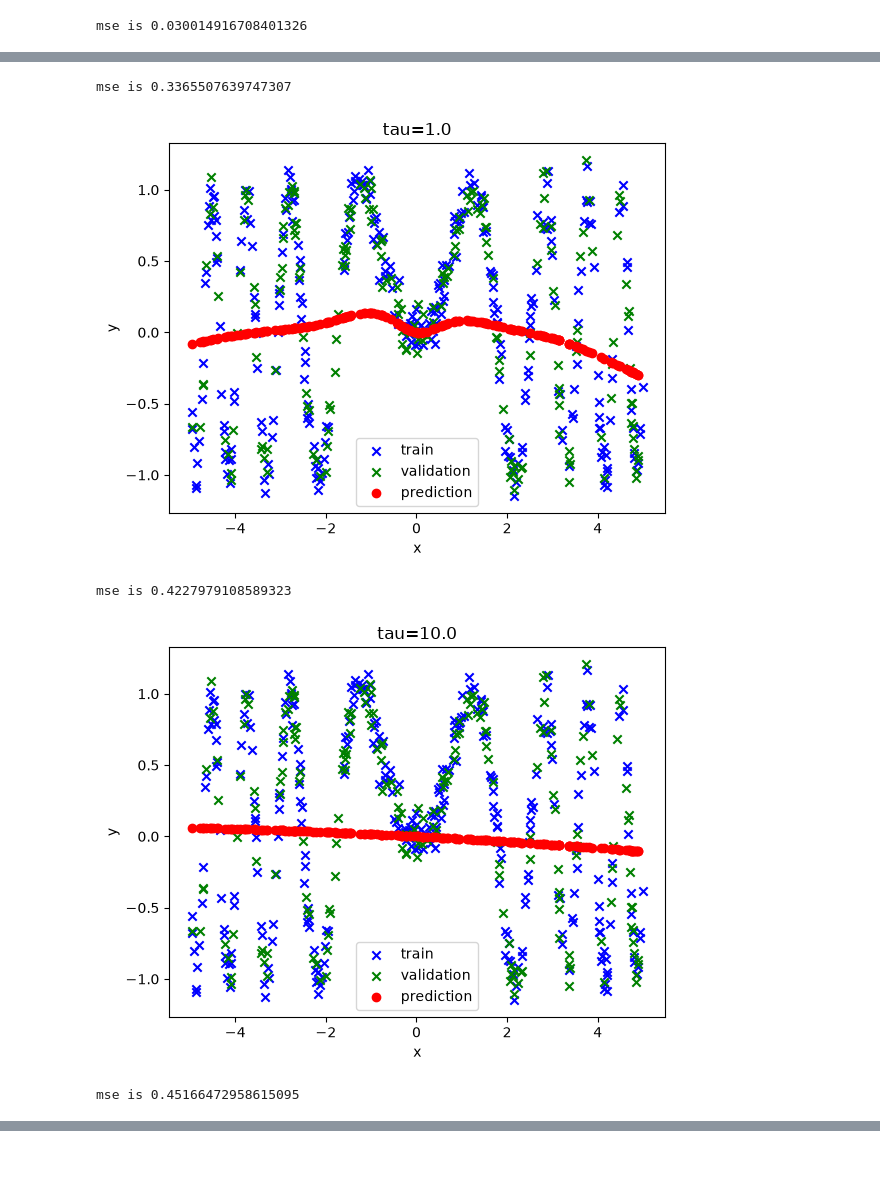
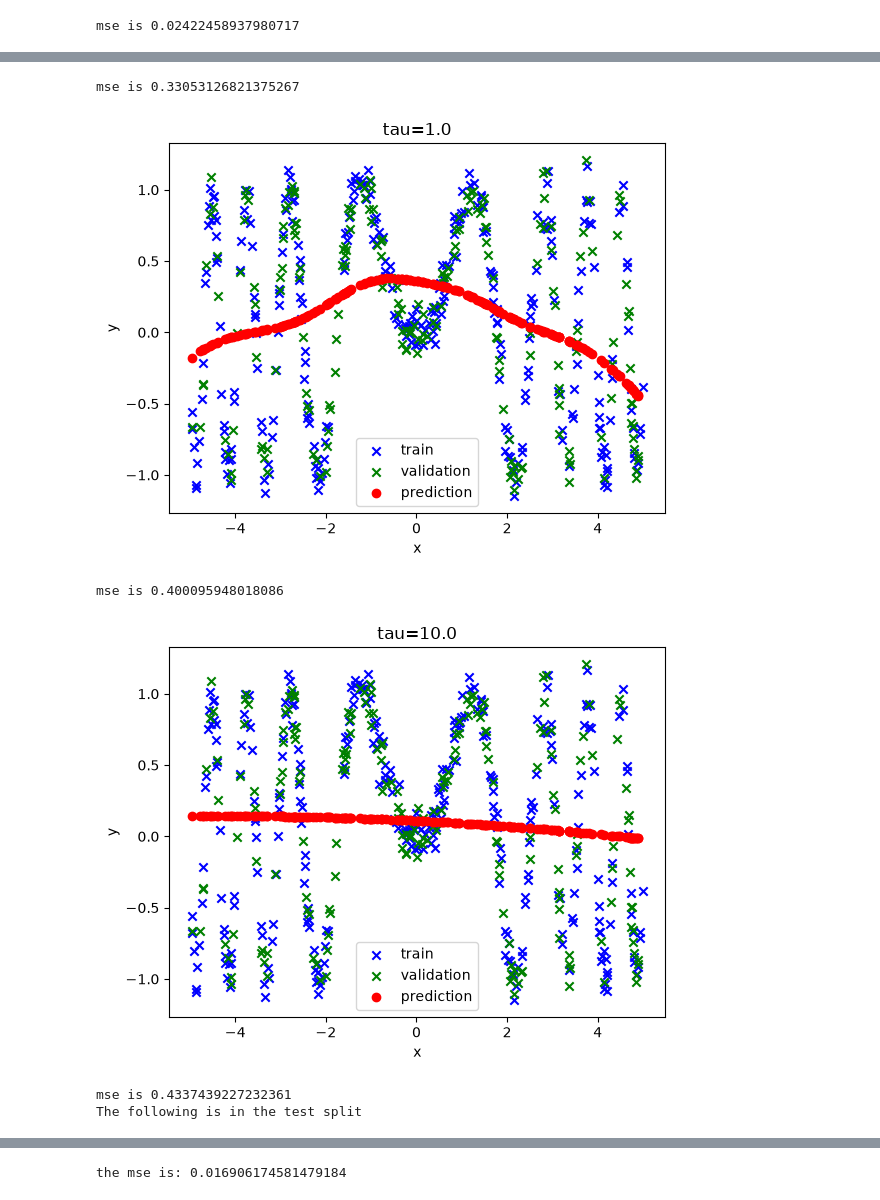
Before and after one commit to Shuning-Lin/SEU-CS-OpenSource-CS229_Machine_Learning, a Jupyter notebook: Stanford_ML_2025/Ex2-局部加权线性回归/Ex2_2-寻找最佳参数.ipynb, the cells around one changed output, grey strips where cells are left out. Cells and saved outputs as stored; diff of their text form; code cells hidden in the pictures; blank space fills up the shorter version.

```diff
--- a/Stanford_ML_2025/Ex2-局部加权线性回归/Ex2_2-寻找最佳参数.ipynb
+++ b/Stanford_ML_2025/Ex2-局部加权线性回归/Ex2_2-寻找最佳参数.ipynb
@@ -3,6 +3,12 @@ import os
 
 import matplotlib.pyplot as plt
 import numpy as np
+
+def add_intercept(x):
+    new=np.zeros((x.shape[0],x.shape[1]+1),dtype=x.dtype)
+    new[:,0]=1
+    new[:,1:]=x
+    return new
 
 def read_csv(path):
     with open(path,'r') as file:
@@ -24,9 +30,9 @@ def read_csv(path):
 
 class LocallyWeightedLinearRegression:
     def __init__(self,train_inputs,train_labels,val_inputs,val_labels,tau):
-        self.train_inputs=train_inputs
+        self.train_inputs=add_intercept(train_inputs)
         self.train_labels=train_labels
-        self.val_inputs=val_inputs
+        self.val_inputs=add_intercept(val_inputs)
         self.val_labels=val_labels
         self.theta=None
         self.tau=tau
@@ -36,7 +42,7 @@ class LocallyWeightedLinearRegression:
         for x in self.val_inputs:
             distances=np.linalg.norm(self.train_inputs-x,axis=1)
             weights=np.diag(np.exp(-distances**2/(2*self.tau**2)))
-            prediction=np.linalg.inv(self.train_inputs.T @ weights @ self.train_inputs) @ self.train_inputs.T @ weights @ self.train_labels @ x
+            prediction=x @ np.linalg.inv(self.train_inputs.T @ weights @ self.train_inputs) @ self.train_inputs.T @ weights @ self.train_labels
             predictions.append(prediction)
         return predictions
 
@@ -69,8 +75,25 @@ def main(tau_values, train_path, valid_path, test_path, pred_path):
         mse=lwr.calculate_mse()
         print("mse is",mse)
         if mse_best is None or mse<mse_best:
-            mse=mse_best
+            mse_best=mse
             tau_best=tau
+
+    print("The following is in the test split")
+    test_inputs,test_labels=read_csv(test_path)
+    test_object=LocallyWeightedLinearRegression(train_inputs,train_labels,test_inputs,test_labels,tau_best)
+    predictions=test_object.predict()
+    fig=plt.figure()
+    plt.scatter(train_inputs,train_labels,c='b',marker='x',label="train")
+    plt.scatter(test_inputs,test_labels,c='g',marker='x',label='test_label')
+    plt.scatter(test_inputs,predictions,c='r',marker='o',label='test_predict')
+    plt.xlabel('x')
+    plt.ylabel('y')
+    plt.legend()
+    path=os.path.join('plot','test.png')
+    fig.savefig(path,dpi=300)
+    plt.show()
+    mse=np.mean((predictions-test_labels)**2)
+    print("the mse is:",mse)
 
 def save_plot(fig, tau):
     plot_dir='plot'
@@ -94 +117 @@ mse is 0.014526460867830113
-mse is 0.030014916708401326
+mse is 0.02422458937980717
@@ -96,5 +119,6 @@ mse is 0.030014916708401326
-mse is 0.3365507639747307
+mse is 0.33053126821375267
-[figure, old version]
+[figure, new version]
-mse is 0.4227979108589323
+mse is 0.400095948018086
-[figure, old version]
+[figure, new version]
-mse is 0.45166472958615095
+mse is 0.4337439227232361
+The following is in the test split
@@ -100,0 +126 @@ mse is 0.45166472958615095
+the mse is: 0.016906174581479184
```
Also changed, not shown: parts of 1 cell of this notebook, 7 other files.
